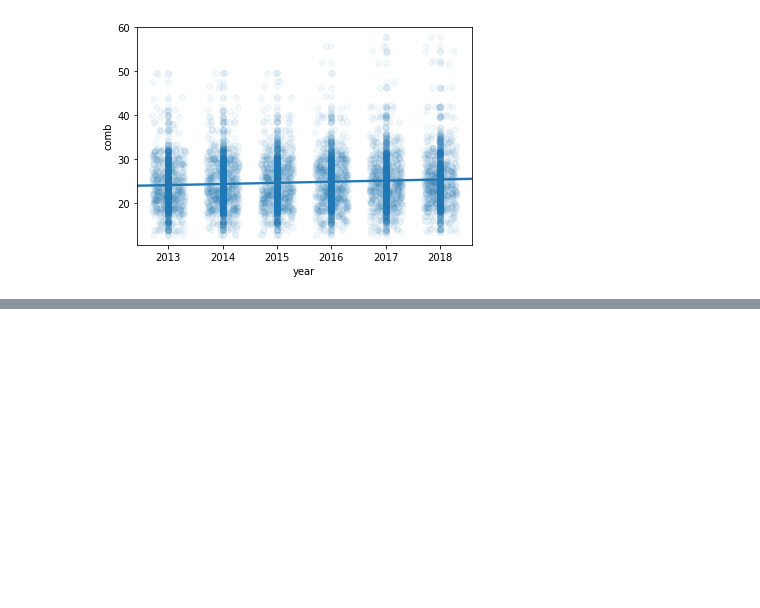
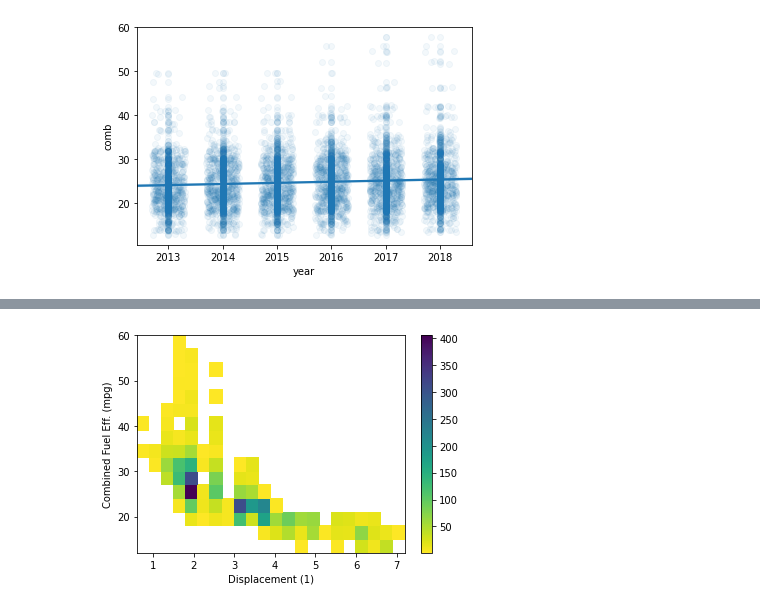
Before and after one commit to Gingercapo/Fuel_Economy, a Jupyter notebook: fuel_Economic.ipynb, the cells around one changed output, grey strips where cells are left out. Cells and saved outputs as stored; diff of their text form; code cells hidden in the pictures; blank space fills up the shorter version.

```diff
--- a/fuel_Economic.ipynb
+++ b/fuel_Economic.ipynb
@@ -94,0 +143,15 @@ plt.scatter(data = df, x = 'year', y = 'comb', alpha=1/20);
+# %%
+# Notice that since we have two variables, the "bins" parameter takes a list of two bin edge specifications, one for each dimension.
+# Choosing an appropriate bin size is just as important here as it was for the univariate histogram.
+# Specify bin edges
+bins_x = np.arange(0.6, 7+0.3, 0.3)
+bins_y = np.arange(12, 58+3, 3)
+
+plt.hist2d(data = df, x = 'displ', y = 'comb', cmin=0.5, cmap='viridis_r', bins = [bins_x, bins_y])
+plt.colorbar()
+plt.xlabel('Displacement (1)')
+plt.ylabel('Combined Fuel Eff. (mpg)');
+
+# Notice the areas of high frequency in the middle of the negative trend in the plot
+# %% [output]
+[figure, added]
```
Also changed, not shown: parts of 5 cells of this notebook.
